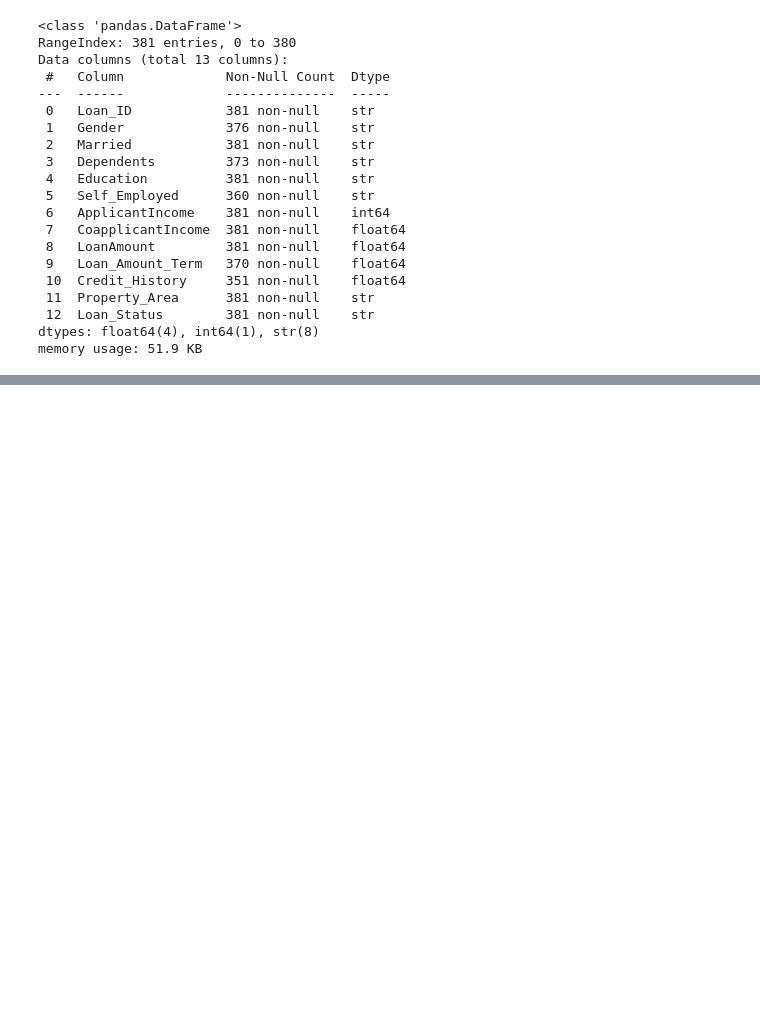
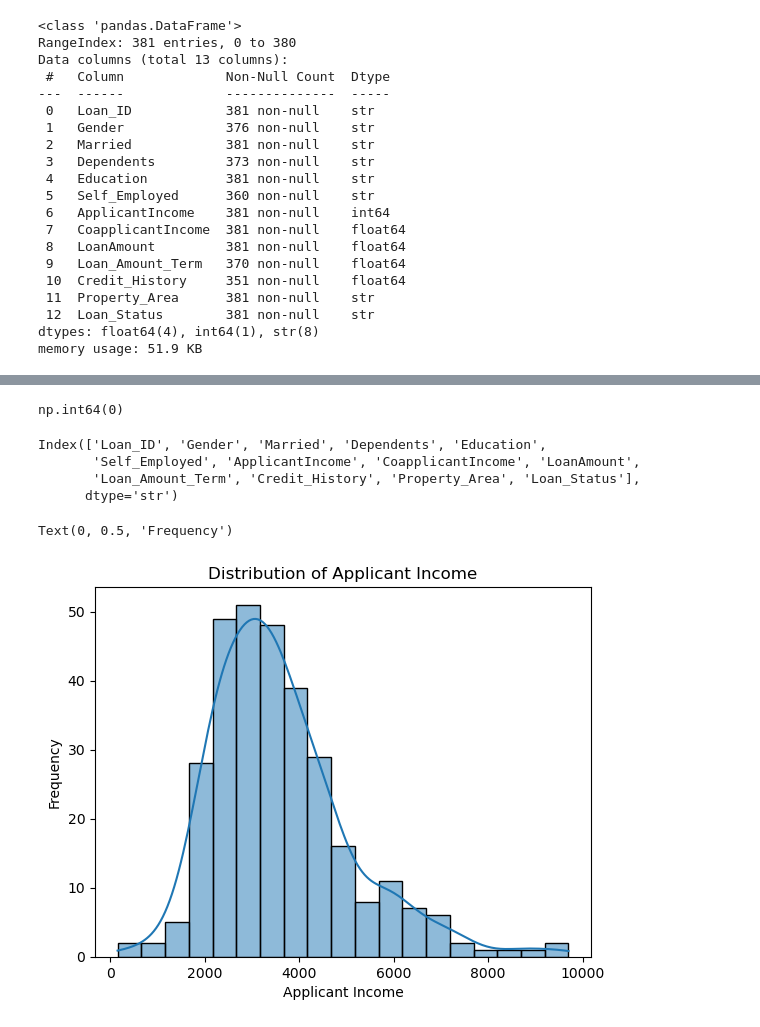
Before and after one commit to AngeloGeno/Loan-Approval-Prediction-System, a Jupyter notebook: Notebook.ipynb, the cells around one changed output, grey strips where cells are left out. Saved outputs shown, nothing was run; the diff lists cells and outputs as text; code cells hidden in the pictures; blank space fills up the shorter version.

```diff
--- a/Notebook.ipynb
+++ b/Notebook.ipynb
@@ -50,0 +91,2 @@ memory usage: 51.9 KB
+# %%
+df.dropna(inplace=True)
@@ -50,0 +110,11 @@ memory usage: 51.9 KB
+# %%
+df.duplicated().sum()
+# %% [output]
+np.int64(0)
+# %%
+df.columns
+# %% [output]
+Index(['Loan_ID', 'Gender', 'Married', 'Dependents', 'Education',
+       'Self_Employed', 'ApplicantIncome', 'CoapplicantIncome', 'LoanAmount',
+       'Loan_Amount_Term', 'Credit_History', 'Property_Area', 'Loan_Status'],
+      dtype='str')
@@ -50,0 +125,8 @@ memory usage: 51.9 KB
+# %%
+sns.histplot(df['ApplicantIncome'], kde=True)
+plt.title('Distribution of Applicant Income')
+plt.xlabel('Applicant Income')
+plt.ylabel('Frequency')
+# %% [output]
+Text(0, 0.5, 'Frequency')
+[figure, added]
```
Also changed, not shown: parts of 13 cells of this notebook.
